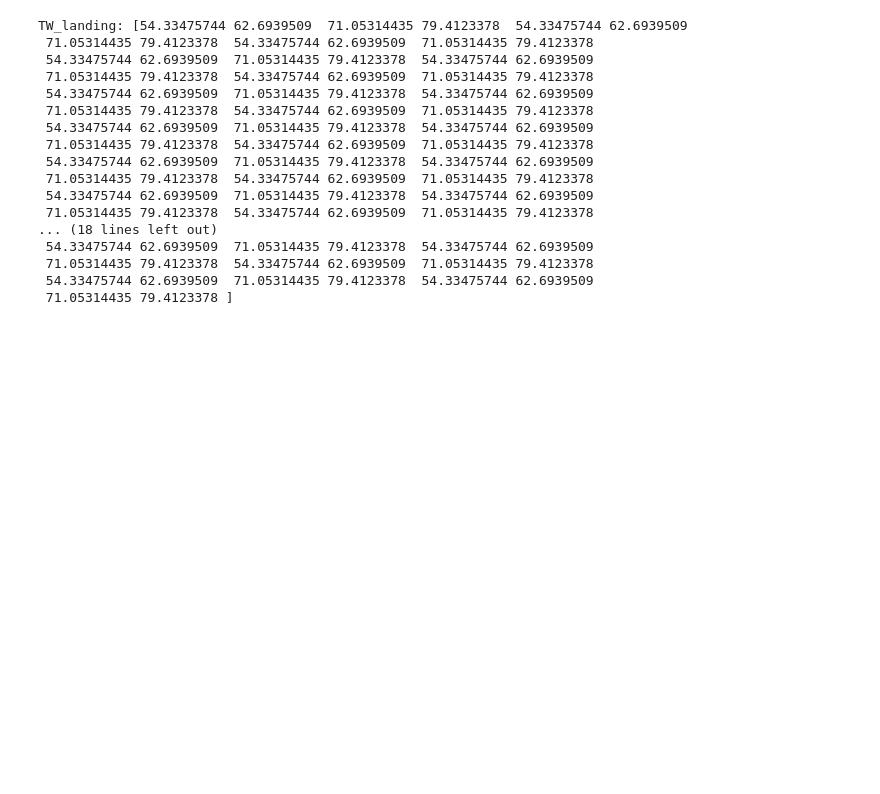
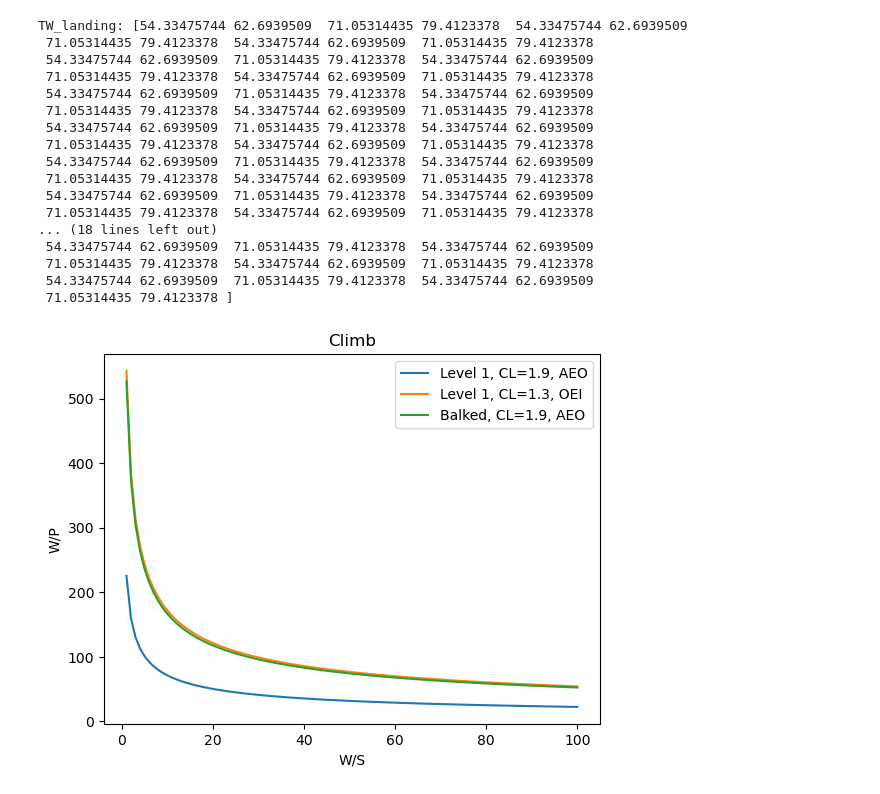
Before and after one commit to confuzionn/Demeters_Wings, a Jupyter notebook: Preliminary Sizing with Landing.ipynb, the cells around one changed output. Drawn from its saved outputs; the diff is of its cells as text; code cells hidden in the pictures; blank space fills up the shorter version.

Commit message:
added climb

```diff
--- a/Preliminary Sizing with Landing.ipynb
+++ b/Preliminary Sizing with Landing.ipynb
@@ -113,3 +113,62 @@ TW_landing: [54.33475744 62.6939509  71.05314435 79.4123378  54.33475744 62.6939
  71.05314435 79.4123378  54.33475744 62.6939509  71.05314435 79.4123378
  54.33475744 62.6939509  71.05314435 79.4123378  54.33475744 62.6939509
  71.05314435 79.4123378 ]
+# %%
+# climb analysis
+# FAR 23 Requirements
+
+def PW_vs_WS(
+        G,
+        CD,
+        CL,
+        WS
+):
+    PW = (G + (CL/CD)**(-1))/(CL**(1/2)) * (WS**(1/2))/(18.97*0.8)
+
+    return PW
+
+N = 100
+WS = np.linspace(0,N,N+1)
+
+CD0 = 0.01849
+k = 0.04198
+G_LVL1 = 0.083 # 8.3% for landplanes
+ks = 1.2
+# MTOW, flaps down, AEO, 0.94*T_TO
+
+case1_PW = []
+
+for i in WS:
+    case1_PW.append(PW_vs_WS(G=G_LVL1,CD=CD0,CL=1.9,WS=i)**(-1))
+
+
+G_LVL1_2 = 0.015 # at 5000ft
+# MTOW, flaps up, OEI, T_TO
+
+case2_PW = []
+
+for i in WS:
+    case2_PW.append((PW_vs_WS(G=G_LVL1_2,CD=CD0,CL=1.3,WS=i)*(12/11))**(-1))
+
+
+
+G_balk = 0.03
+ks_balk = 1.3
+#MTOW, landing flaps, AEO
+
+case3_PW = []
+
+for i in WS:
+    case3_PW.append(PW_vs_WS(G=G_balk,CD=CD0,CL=1.9,WS=i)**(-1))
+
+plt.figure()
+plt.plot(WS,case1_PW,label="Level 1, CL=1.9, AEO")
+plt.plot(WS,case2_PW,label="Level 1, CL=1.3, OEI")
+plt.plot(WS,case3_PW,label="Balked, CL=1.9, AEO")
+plt.xlabel('W/S')
+plt.ylabel('W/P')
+plt.legend()
+plt.title('Climb')
+plt.show()
+# %% [output]
+[figure, added]
```
